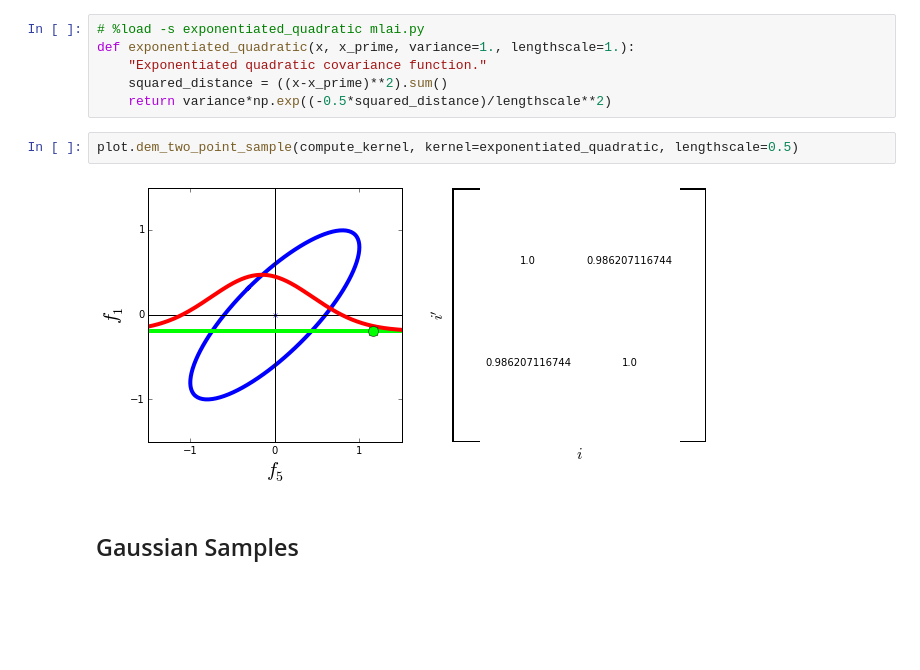
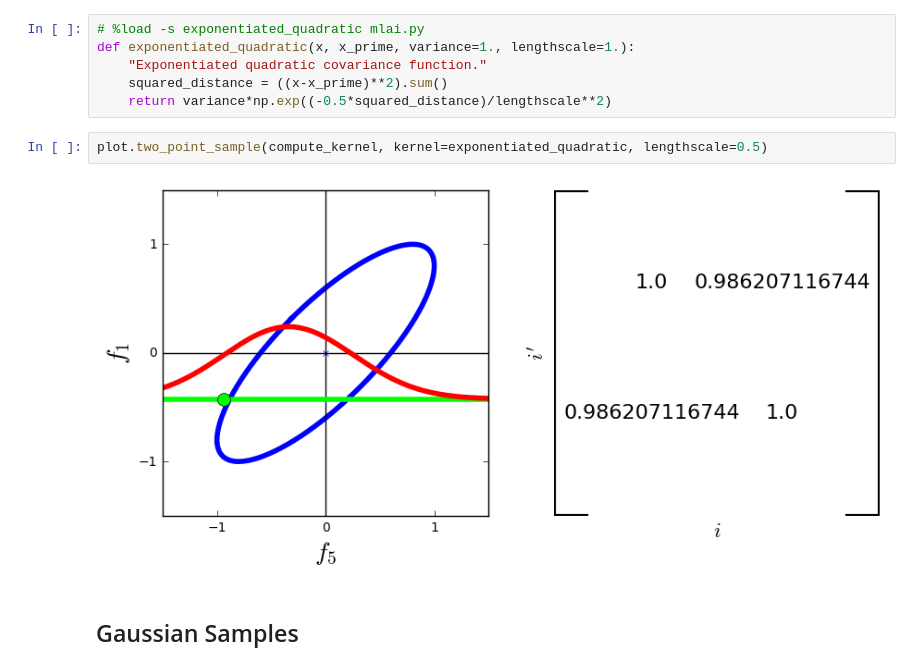
Before and after one commit to jizhihang/gpss, a Jupyter notebook: slides/gaussian_processes.ipynb, the cells around one changed output. Saved outputs shown, nothing was run; the diff lists cells and outputs as text; blank space fills up the shorter version.

```diff
--- a/slides/gaussian_processes.ipynb
+++ b/slides/gaussian_processes.ipynb
@@ -396,9 +396,9 @@ def exponentiated_quadratic(x, x_prime, variance=1., lengthscale=1.):
     squared_distance = ((x-x_prime)**2).sum()
     return variance*np.exp((-0.5*squared_distance)/lengthscale**2)
 # %%
-plot.dem_two_point_sample(compute_kernel, kernel=exponentiated_quadratic, lengthscale=0.5)
+plot.two_point_sample(compute_kernel, kernel=exponentiated_quadratic, lengthscale=0.5)
 # %% [output]
-[figure, old version]
+[figure, new version]
 # %% [markdown]
 ## Gaussian Samples
 # %%
```
Also changed, not shown: parts of 23 cells of this notebook, 41 other files.
